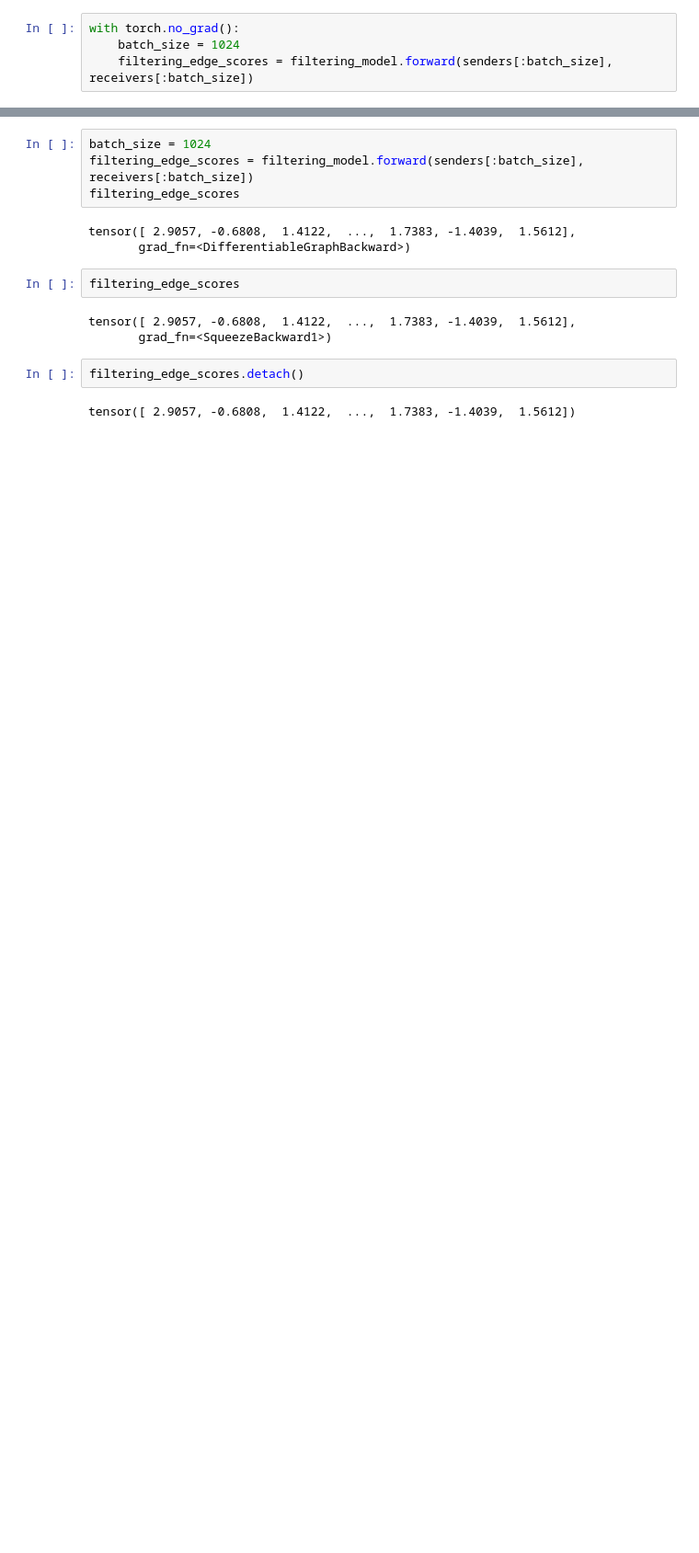
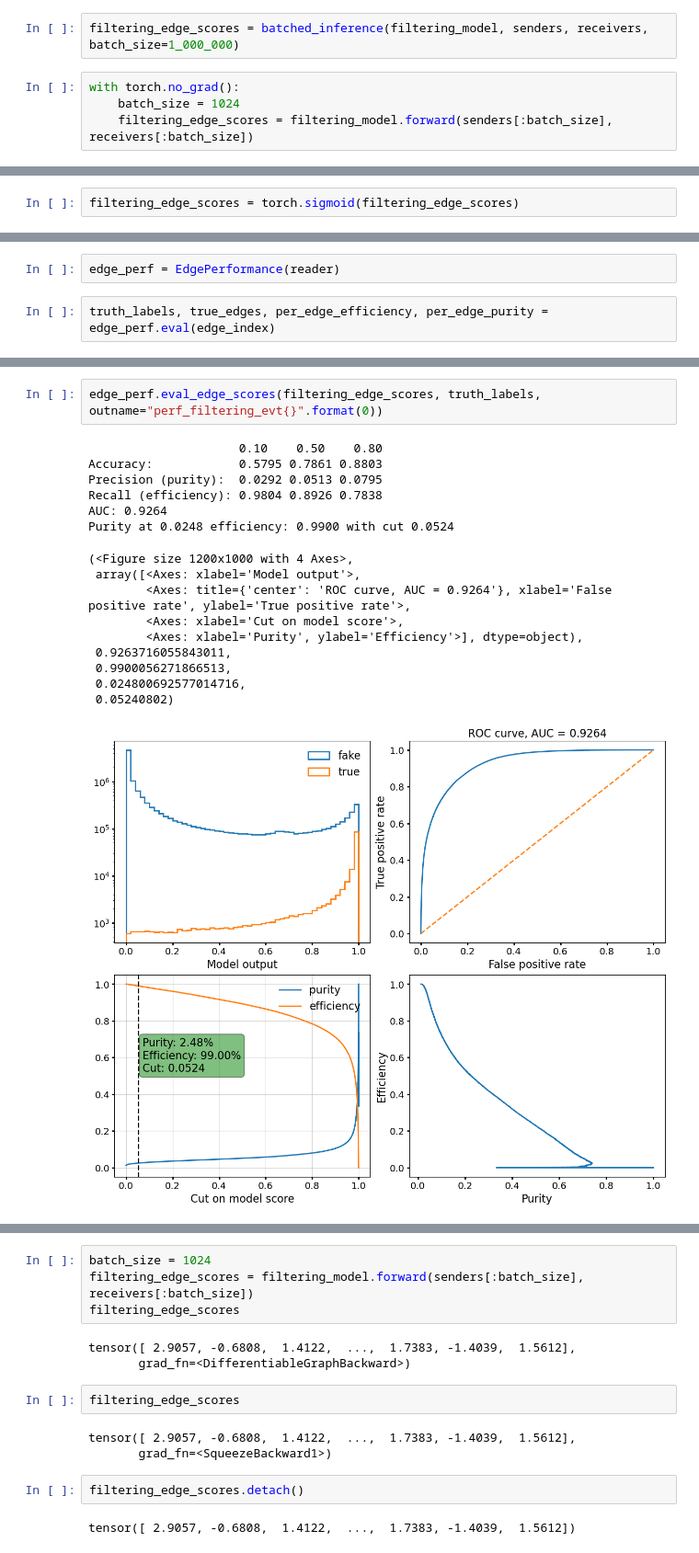
Before and after one commit to xju2/visual_tracks, a Jupyter notebook: notebooks/model_inference.ipynb, the cells around one changed output, grey strips where cells are left out. Shown at 92% size. Drawn from its saved outputs; the diff is of its cells as text; blank space fills up the shorter version.

```diff
--- a/notebooks/model_inference.ipynb
+++ b/notebooks/model_inference.ipynb
@@ -241,3 +229,5 @@ senders, receivers = filter_data_features[edge_index[0]], filter_data_features[e
+# %%
+filtering_edge_scores = batched_inference(filtering_model, senders, receivers, batch_size=1_000_000)
 # %%
 with torch.no_grad():
     batch_size = 1024
@@ -249,0 +235,2 @@ tensor([ 2.9057, -0.6808,  1.4122,  ...,  1.7383, -1.4039,  1.5612],
+# %%
+filtering_edge_scores = torch.sigmoid(filtering_edge_scores)
@@ -249,0 +327,4 @@ tensor([ 2.9057, -0.6808,  1.4122,  ...,  1.7383, -1.4039,  1.5612],
+# %%
+edge_perf = EdgePerformance(reader)
+# %%
+truth_labels, true_edges, per_edge_efficiency, per_edge_purity = edge_perf.eval(edge_index)
@@ -249,0 +336,19 @@ tensor([ 2.9057, -0.6808,  1.4122,  ...,  1.7383, -1.4039,  1.5612],
+# %%
+edge_perf.eval_edge_scores(filtering_edge_scores, truth_labels, outname="perf_filtering_evt{}".format(0))
+# %% [output]
+                     0.10    0.50    0.80
+Accuracy:            0.5795 0.7861 0.8803
+Precision (purity):  0.0292 0.0513 0.0795
+Recall (efficiency): 0.9804 0.8926 0.7838
+AUC: 0.9264
+Purity at 0.0248 efficiency: 0.9900 with cut 0.0524
+(<Figure size 1200x1000 with 4 Axes>,
+ array([<Axes: xlabel='Model output'>,
+        <Axes: title={'center': 'ROC curve, AUC = 0.9264'}, xlabel='False positive rate', ylabel='True positive rate'>,
+        <Axes: xlabel='Cut on model score'>,
+        <Axes: xlabel='Purity', ylabel='Efficiency'>], dtype=object),
+ 0.9263716055843011,
+ 0.9900056271866513,
+ 0.024800692577014716,
+ 0.05240802)
+[figure, added]
```
Also changed, not shown: parts of 25 cells of this notebook, 1 other file.
